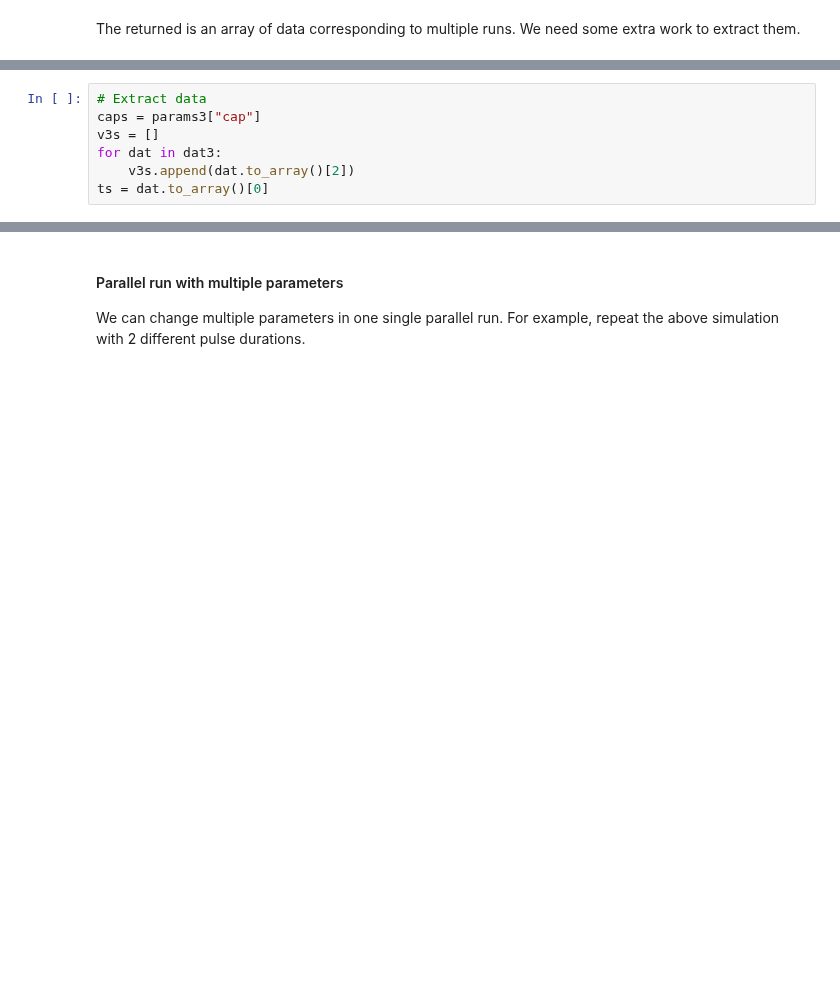
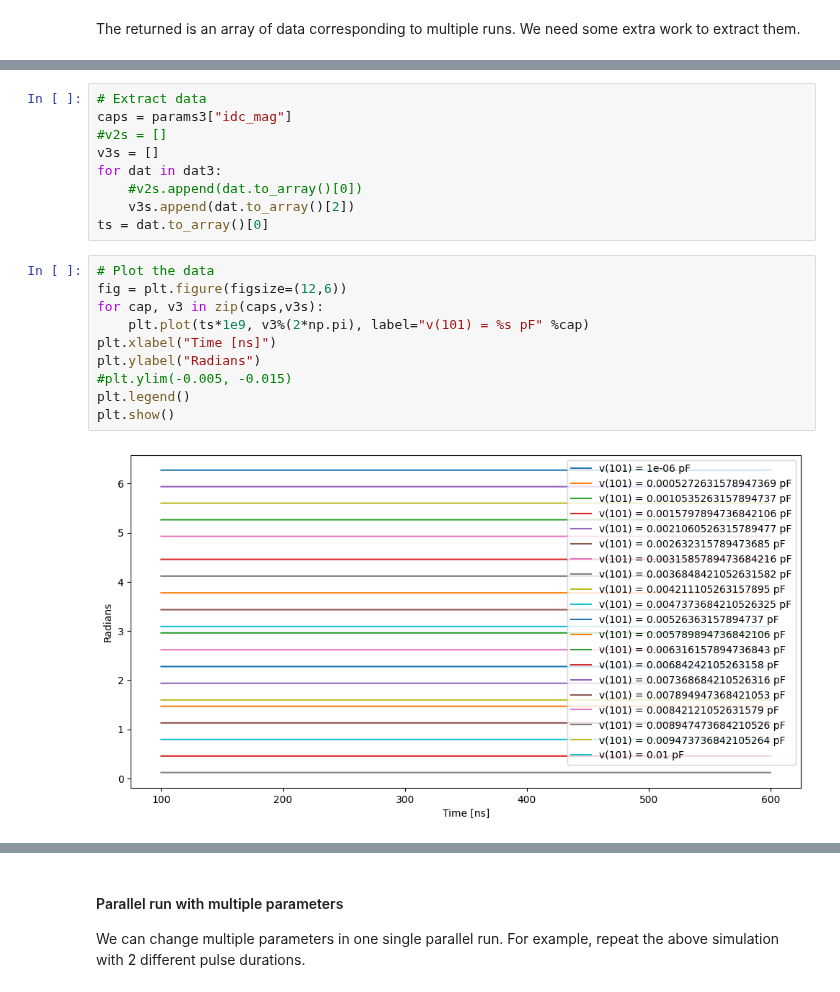
Before and after one commit to SLAC-FPD/bode-fano, a Jupyter notebook: pyWRspice/examples/Tutorial.ipynb, the cells around one changed output, grey strips where cells are left out. Drawn from its saved outputs; the diff is of its cells as text; blank space fills up the shorter version.

```diff
--- a/pyWRspice/examples/Tutorial.ipynb
+++ b/pyWRspice/examples/Tutorial.ipynb
@@ -220,10 +256,24 @@ array([<pyWRspice.simulation.RawFile object at 0x...>,
 # %%
 # Extract data
-caps = params3["cap"]
+caps = params3["idc_mag"]
+#v2s = []
 v3s = []
 for dat in dat3:
+    #v2s.append(dat.to_array()[0])
     v3s.append(dat.to_array()[2])
 ts = dat.to_array()[0]
+# %%
+# Plot the data
+fig = plt.figure(figsize=(12,6))
+for cap, v3 in zip(caps,v3s):
+    plt.plot(ts*1e9, v3%(2*np.pi), label="v(101) = %s pF" %cap)
+plt.xlabel("Time [ns]")
+plt.ylabel("Radians")
+#plt.ylim(-0.005, -0.015)
+plt.legend()
+plt.show()
+# %% [output]
+[figure, added]
 # %%
 # Plot the data
 fig = plt.figure(figsize=(12,6))
```
Also changed, not shown: parts of 11 cells of this notebook, 5 other files.
